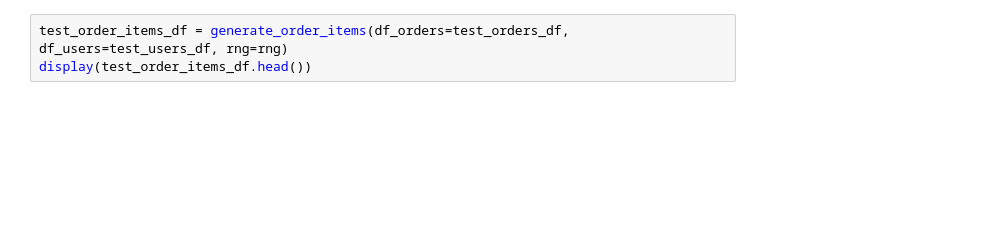
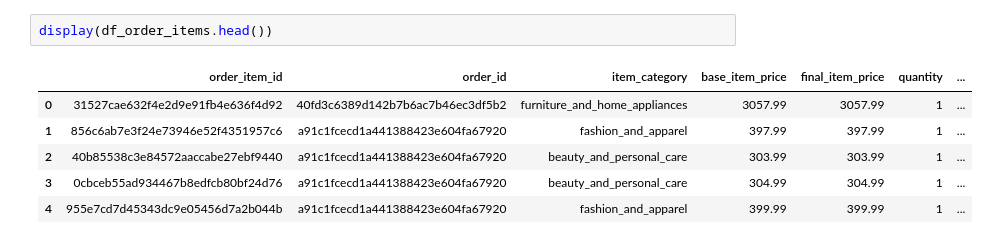
Before and after one commit to ruicchi/ph-ecommerce-data-simulator, a Jupyter notebook: notebooks/synthetic_data_gen.ipynb, the cells around one changed output. Cells and saved outputs as stored; diff of their text form; blank space fills up the shorter version.

```diff
--- a/notebooks/synthetic_data_gen.ipynb
+++ b/notebooks/synthetic_data_gen.ipynb
@@ -54,3 +221,9 @@ display(test_orders_df.head())
 # %%
-test_order_items_df = generate_order_items(df_orders=test_orders_df, df_users=test_users_df, rng=rng)
-display(test_order_items_df.head())
+display(df_order_items.head())
+# %% [output]
+|  | order_item_id | order_id | item_category | base_item_price | final_item_price | quantity | ... |
+| 0 | 31527cae632f4e2d9e91fb4e636f4d92 | 40fd3c6389d142b7b6ac7b46ec3df5b2 | furniture_and_home_appliances | 3057.99 | 3057.99 | 1 | ... |
+| 1 | 856c6ab7e3f24e73946e52f4351957c6 | a91c1fcecd1a441388423e604fa67920 | fashion_and_apparel | 397.99 | 397.99 | 1 | ... |
+| 2 | 40b85538c3e84572aaccabe27ebf9440 | a91c1fcecd1a441388423e604fa67920 | beauty_and_personal_care | 303.99 | 303.99 | 1 | ... |
+| 3 | 0cbceb55ad934467b8edfcb80bf24d76 | a91c1fcecd1a441388423e604fa67920 | beauty_and_personal_care | 304.99 | 304.99 | 1 | ... |
+| 4 | 955e7cd7d45343dc9e05456d7a2b044b | a91c1fcecd1a441388423e604fa67920 | fashion_and_apparel | 399.99 | 399.99 | 1 | ... |
```
Also changed, not shown: parts of 9 cells of this notebook, 2 other files.
